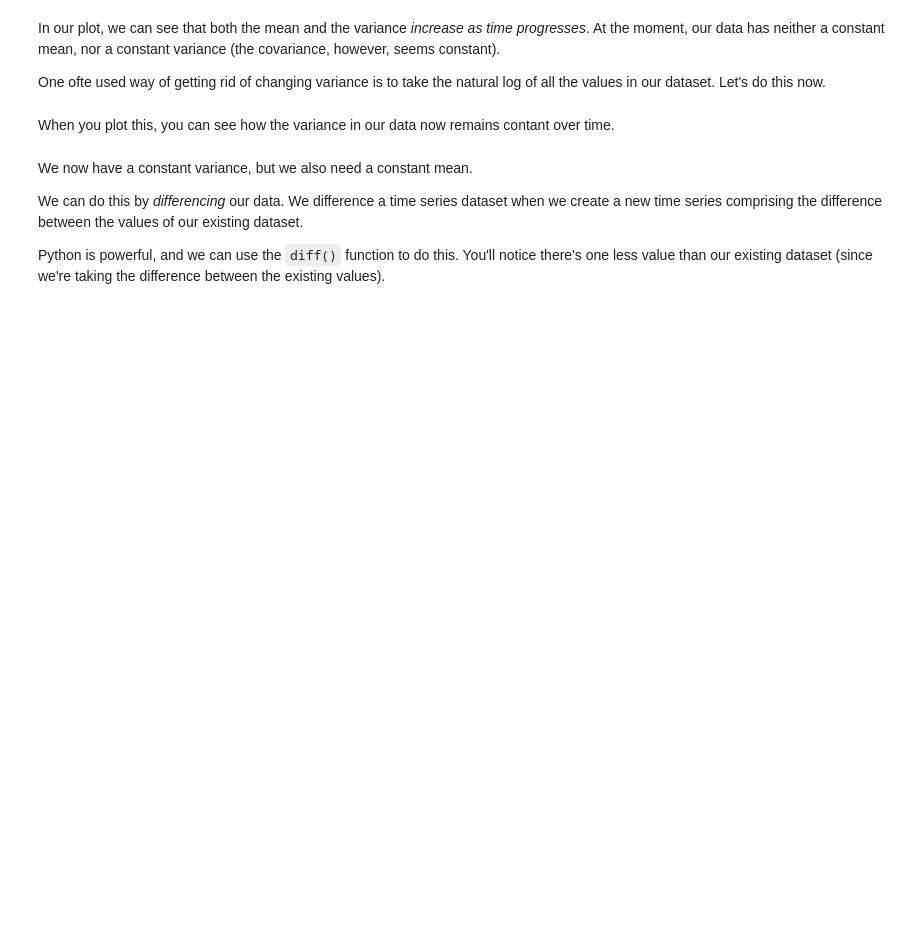
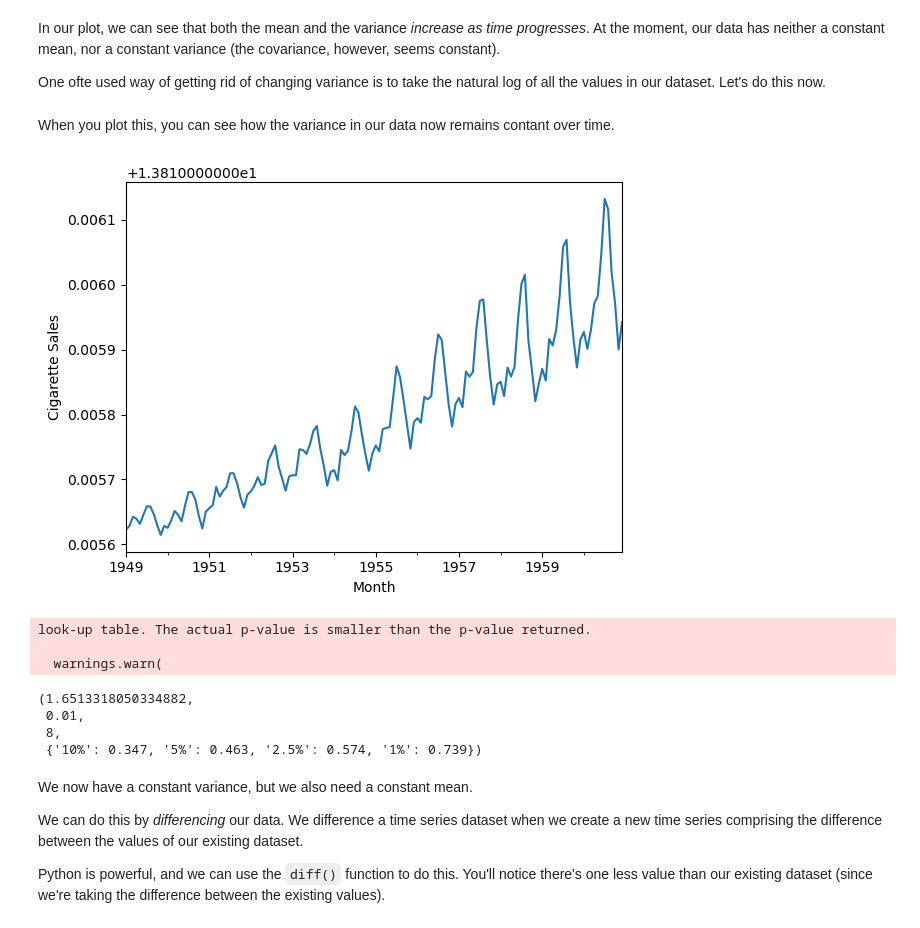
Before and after one commit to curlsloth/SpringboardDataScienceExercises, a Jupyter notebook: 21.1_CowboysCigrettesCaseStudy/Cowboy Cigarettes Case Study - Tier 3.ipynb, the cells around one changed output. Drawn from its saved outputs; the diff is of its cells as text; code cells hidden in the pictures; blank space fills up the shorter version.

```diff
--- a/21.1_CowboysCigrettesCaseStudy/Cowboy Cigarettes Case Study - Tier 3.ipynb
+++ b/21.1_CowboysCigrettesCaseStudy/Cowboy Cigarettes Case Study - Tier 3.ipynb
@@ -273,3 +283,5 @@ _ _ _
+# %%
+y_log = np.log(y)
 # %% [markdown]
 
 When you plot this, you can see how the variance in our data now remains contant over time.
@@ -278,3 +288,17 @@ _ _ _
+# %%
+y_log.plot()
+plt.ylabel('Cigarette Sales')
+plt.show()
+kpss(y_log)
+# %% [output]
+[figure, added]
+look-up table. The actual p-value is smaller than the p-value returned.
+
+  warnings.warn(
+(1.6513318050334882,
+ 0.01,
+ 8,
+ {'10%': 0.347, '5%': 0.463, '2.5%': 0.574, '1%': 0.739})
 # %% [markdown]
 We now have a constant variance, but we also need a constant mean.
 
```
Also changed, not shown: parts of 7 cells of this notebook.
